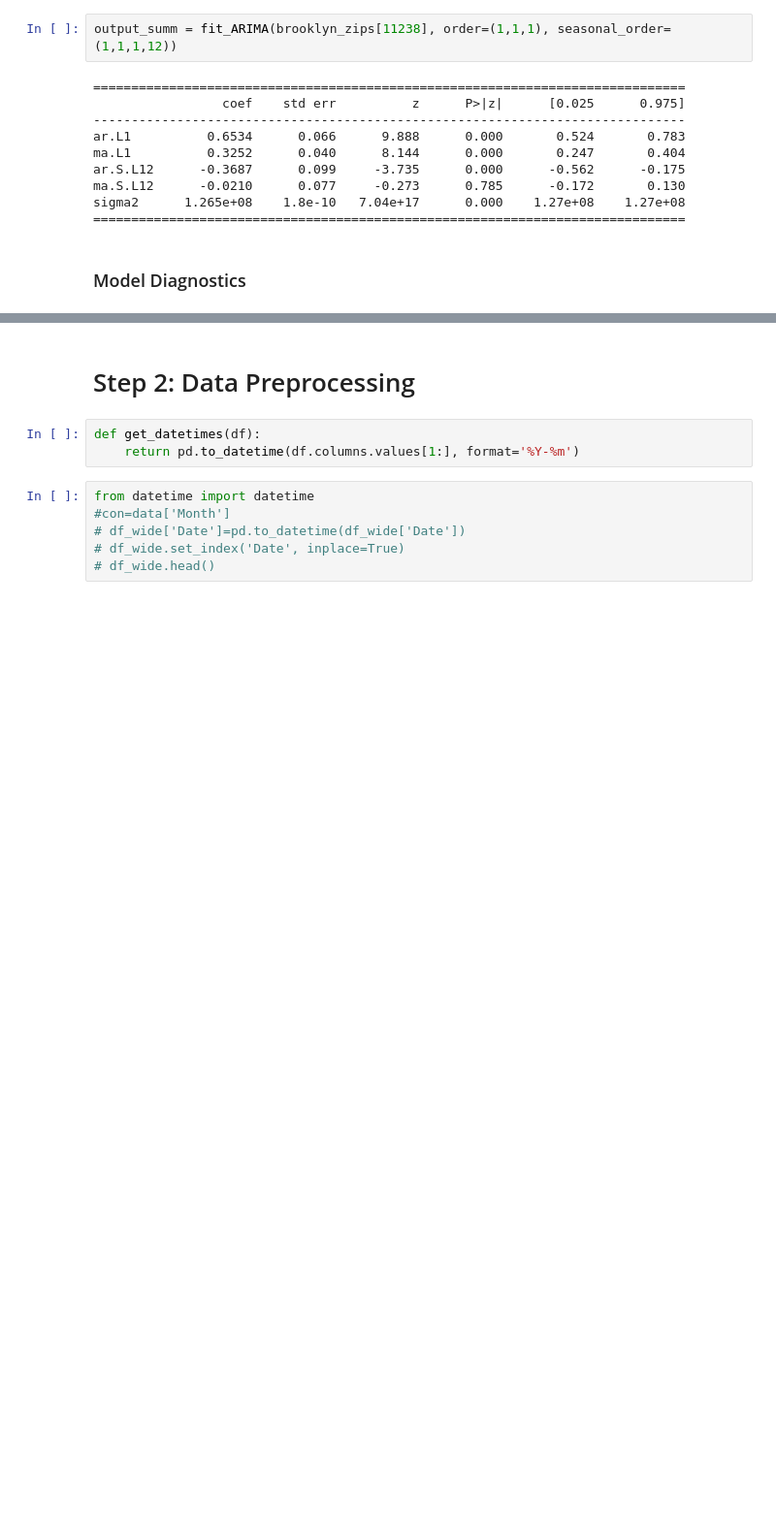
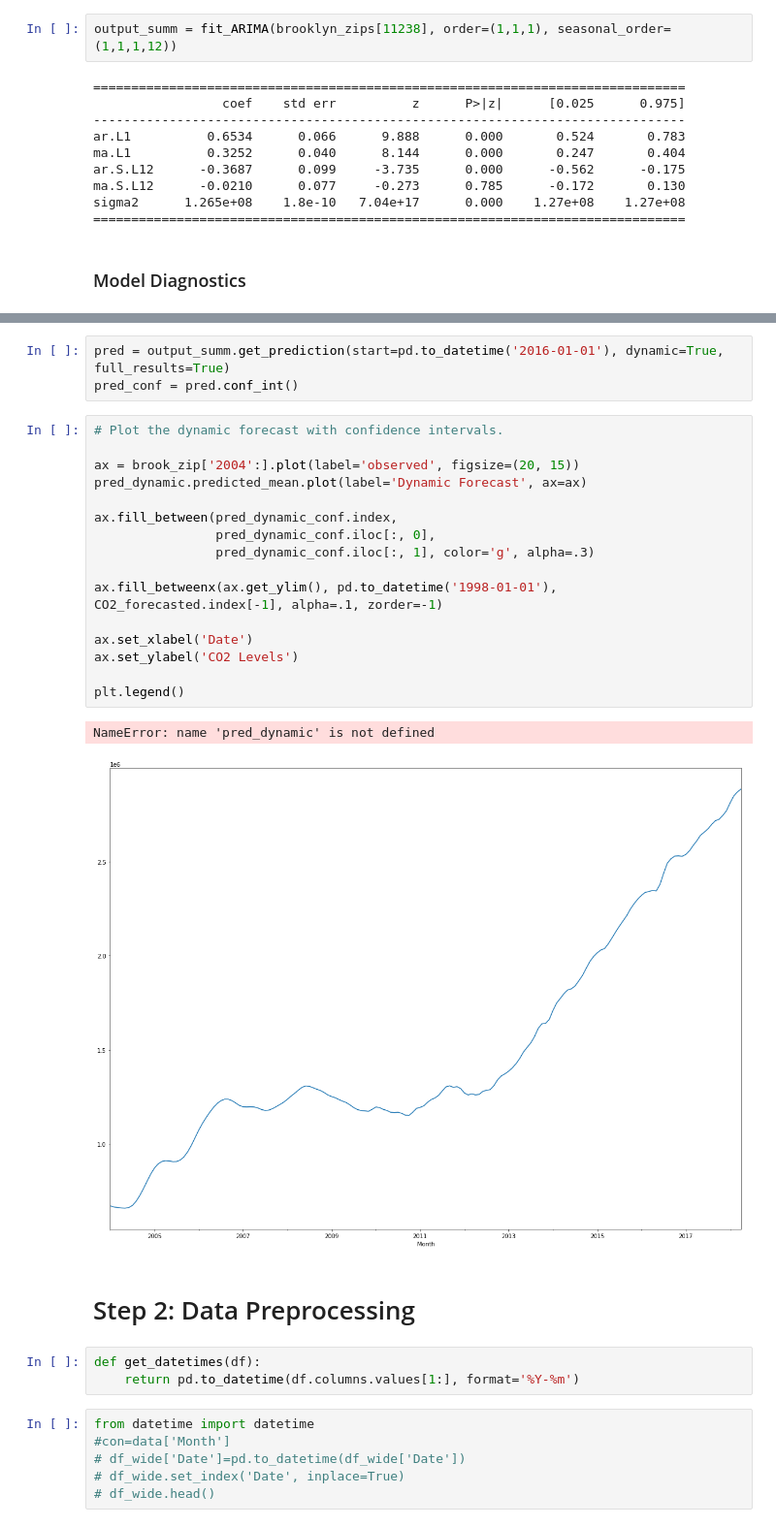
Before and after one commit to davidrtorres/Model-4-Brooklyn-Real-Estate-Investment, a Jupyter notebook: time-series/starter_notebook-Copy3.ipynb, the cells around one changed output, grey strips where cells are left out. Shown at 97% size. Drawn from its saved outputs; the diff is of its cells as text; blank space fills up the shorter version.

```diff
--- a/time-series/starter_notebook-Copy3.ipynb
+++ b/time-series/starter_notebook-Copy3.ipynb
@@ -639,3 +758,25 @@ output_summ.plot_diagnostics(figsize=(15, 18));
+# %%
+pred = output_summ.get_prediction(start=pd.to_datetime('2016-01-01'), dynamic=True, full_results=True)
+pred_conf = pred.conf_int()
+# %%
+# Plot the dynamic forecast with confidence intervals.
+
+ax = brook_zip['2004':].plot(label='observed', figsize=(20, 15))
+pred_dynamic.predicted_mean.plot(label='Dynamic Forecast', ax=ax)
+
+ax.fill_between(pred_dynamic_conf.index,
+                pred_dynamic_conf.iloc[:, 0],
+                pred_dynamic_conf.iloc[:, 1], color='g', alpha=.3)
+
+ax.fill_betweenx(ax.get_ylim(), pd.to_datetime('1998-01-01'), CO2_forecasted.index[-1], alpha=.1, zorder=-1)
+
+ax.set_xlabel('Date')
+ax.set_ylabel('CO2 Levels')
+
+plt.legend()
+# %% [output]
+NameError: name 'pred_dynamic' is not defined
+[figure, added]
 # %% [markdown]
 # Step 2: Data Preprocessing
 # %%
```
Also changed, not shown: parts of 55 cells of this notebook, 1 other file.
